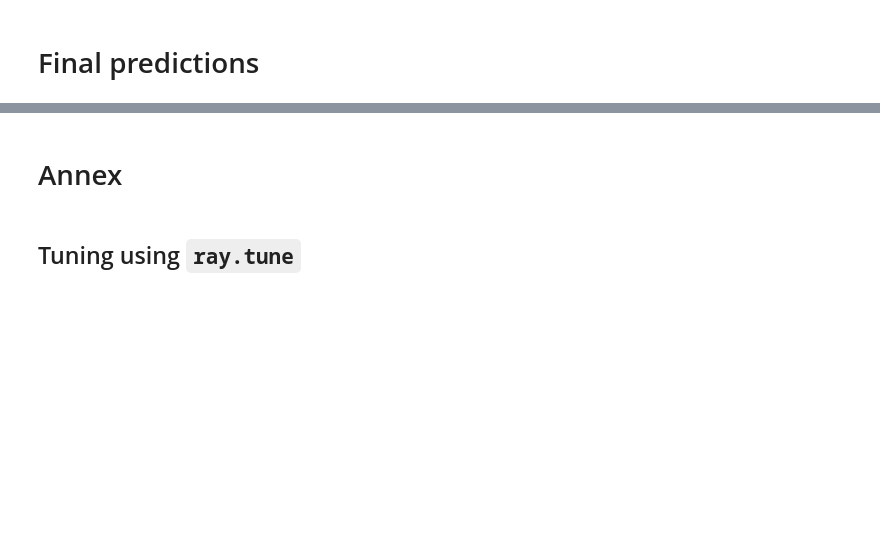
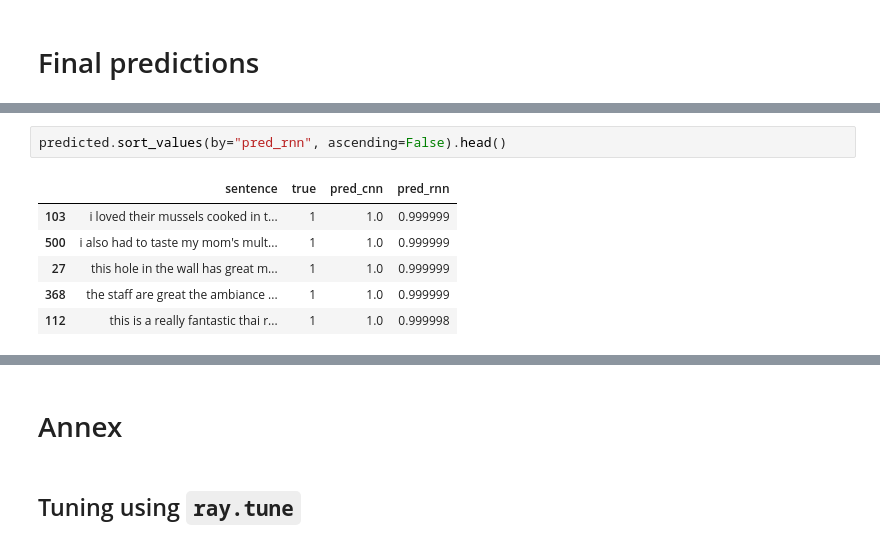
Before and after one commit to pat-alt/neuralNets, a Jupyter notebook: notebook.ipynb, the cells around one changed output, grey strips where cells are left out. Saved outputs shown, nothing was run; the diff lists cells and outputs as text; blank space fills up the shorter version.

```diff
--- a/notebook.ipynb
+++ b/notebook.ipynb
@@ -826,0 +939,9 @@ embedding_layers
+# %%
+predicted.sort_values(by="pred_rnn", ascending=False).head()
+# %% [output]
+|  | sentence | true | pred_cnn | pred_rnn |
+| 103 | i loved their mussels cooked in t... | 1 | 1.0 | 0.999999 |
+| 500 | i also had to taste my mom's mult... | 1 | 1.0 | 0.999999 |
+| 27 | this hole in the wall has great m... | 1 | 1.0 | 0.999999 |
+| 368 | the staff are great the ambiance ... | 1 | 1.0 | 0.999999 |
+| 112 | this is a really fantastic thai r... | 1 | 1.0 | 0.999998 |
```
Also changed, not shown: parts of 34 cells of this notebook, 11 other files.
